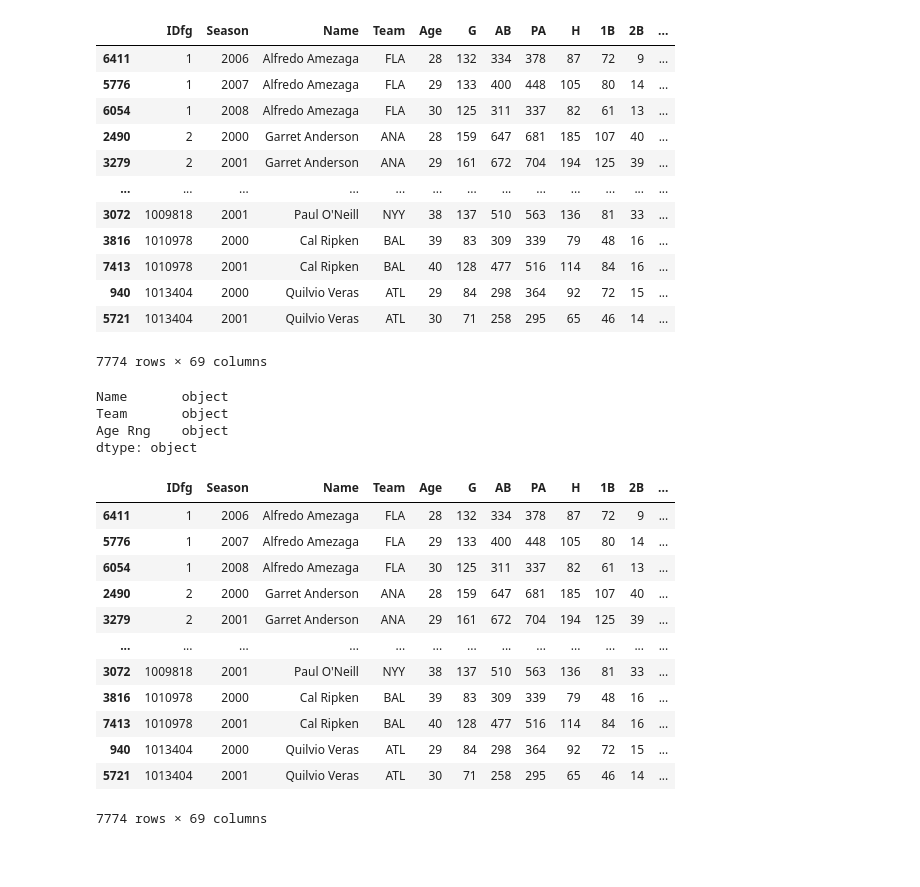
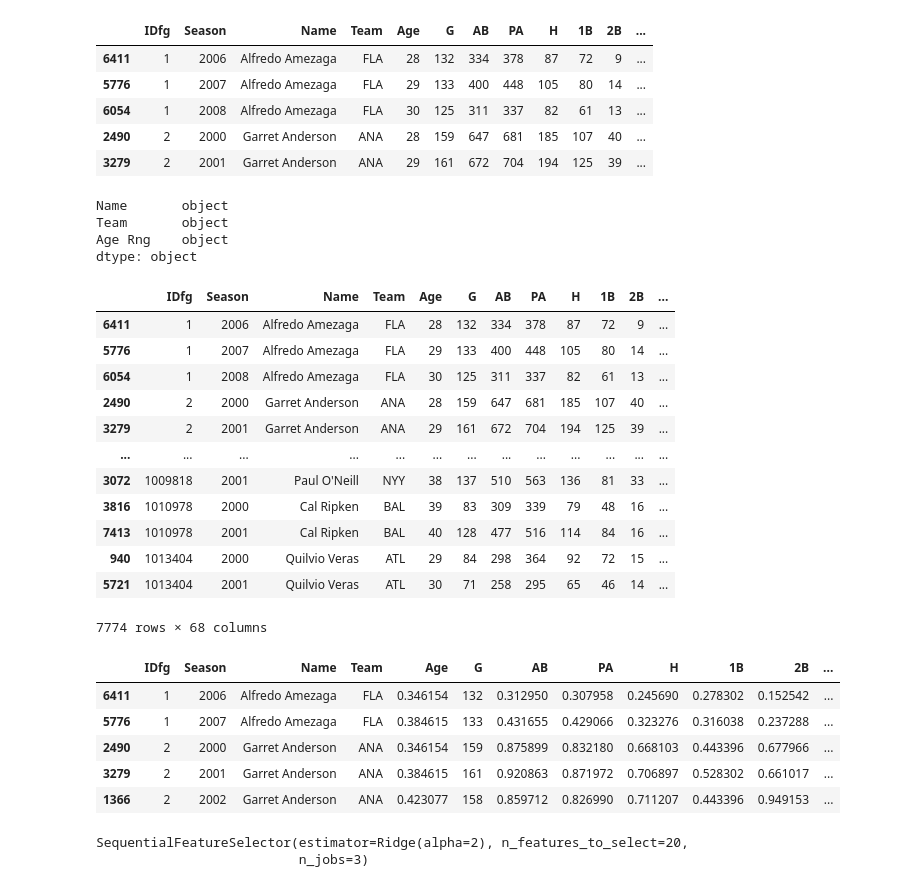
Before and after one commit to stevenarbo3/PredictingOPS, a Jupyter notebook: predictingOPS.ipynb, the cells around one changed output. Cells and saved outputs as stored; diff of their text form; code cells hidden in the pictures; blank space fills up the shorter version.

```diff
--- a/predictingOPS.ipynb
+++ b/predictingOPS.ipynb
@@ -56,23 +44,19 @@ stats[['Name','Season','OPS','Next_OPS']]
 # %%
 #drop all columns with null values except our next ops column
 temp = stats['Next_OPS']
 stats.dropna(axis='columns', inplace=True)
 stats['Next_OPS'] = temp
-stats
+
+#also drop 'Events' because it seems that is not recorded for most players but they are given 0 instead of null
+stats.drop(columns='Events', inplace=True)
+stats.head()
 # %% [output]
 |  | IDfg | Season | Name | Team | Age | G | AB | PA | H | 1B | 2B | ... |
 | 6411 | 1 | 2006 | Alfredo Amezaga | FLA | 28 | 132 | 334 | 378 | 87 | 72 | 9 | ... |
 | 5776 | 1 | 2007 | Alfredo Amezaga | FLA | 29 | 133 | 400 | 448 | 105 | 80 | 14 | ... |
 | 6054 | 1 | 2008 | Alfredo Amezaga | FLA | 30 | 125 | 311 | 337 | 82 | 61 | 13 | ... |
 | 2490 | 2 | 2000 | Garret Anderson | ANA | 28 | 159 | 647 | 681 | 185 | 107 | 40 | ... |
 | 3279 | 2 | 2001 | Garret Anderson | ANA | 29 | 161 | 672 | 704 | 194 | 125 | 39 | ... |
-| ... | ... | ... | ... | ... | ... | ... | ... | ... | ... | ... | ... | ... |
-| 3072 | 1009818 | 2001 | Paul O'Neill | NYY | 38 | 137 | 510 | 563 | 136 | 81 | 33 | ... |
-| 3816 | 1010978 | 2000 | Cal Ripken | BAL | 39 | 83 | 309 | 339 | 79 | 48 | 16 | ... |
-| 7413 | 1010978 | 2001 | Cal Ripken | BAL | 40 | 128 | 477 | 516 | 114 | 84 | 16 | ... |
-| 940 | 1013404 | 2000 | Quilvio Veras | ATL | 29 | 84 | 298 | 364 | 92 | 72 | 15 | ... |
-| 5721 | 1013404 | 2001 | Quilvio Veras | ATL | 30 | 71 | 258 | 295 | 65 | 46 | 14 | ... |
-7774 rows × 69 columns
 # %%
 #lets modify some string types to help with ml
 stats.dtypes[stats.dtypes == 'object']
@@ -102,5 +86,5 @@ stats
 | 7413 | 1010978 | 2001 | Cal Ripken | BAL | 40 | 128 | 477 | 516 | 114 | 84 | 16 | ... |
 | 940 | 1013404 | 2000 | Quilvio Veras | ATL | 29 | 84 | 298 | 364 | 92 | 72 | 15 | ... |
 | 5721 | 1013404 | 2001 | Quilvio Veras | ATL | 30 | 71 | 258 | 295 | 65 | 46 | 14 | ... |
-7774 rows × 69 columns
+7774 rows × 68 columns
 # %%
@@ -114,0 +121,14 @@ from sklearn.model_selection import TimeSeriesSplit
+# %%
+stats.head()
+# %% [output]
+|  | IDfg | Season | Name | Team | Age | G | AB | PA | H | 1B | 2B | ... |
+| 6411 | 1 | 2006 | Alfredo Amezaga | FLA | 0.346154 | 132 | 0.312950 | 0.307958 | 0.245690 | 0.278302 | 0.152542 | ... |
+| 5776 | 1 | 2007 | Alfredo Amezaga | FLA | 0.384615 | 133 | 0.431655 | 0.429066 | 0.323276 | 0.316038 | 0.237288 | ... |
+| 2490 | 2 | 2000 | Garret Anderson | ANA | 0.346154 | 159 | 0.875899 | 0.832180 | 0.668103 | 0.443396 | 0.677966 | ... |
+| 3279 | 2 | 2001 | Garret Anderson | ANA | 0.384615 | 161 | 0.920863 | 0.871972 | 0.706897 | 0.528302 | 0.661017 | ... |
+| 1366 | 2 | 2002 | Garret Anderson | ANA | 0.423077 | 158 | 0.859712 | 0.826990 | 0.711207 | 0.443396 | 0.949153 | ... |
+# %%
+sfs.fit(stats[sfs_columns], stats['Next_OPS'])
+# %% [output]
+SequentialFeatureSelector(estimator=Ridge(alpha=2), n_features_to_select=20,
+                          n_jobs=3)
```
Also changed, not shown: parts of 26 cells of this notebook.
